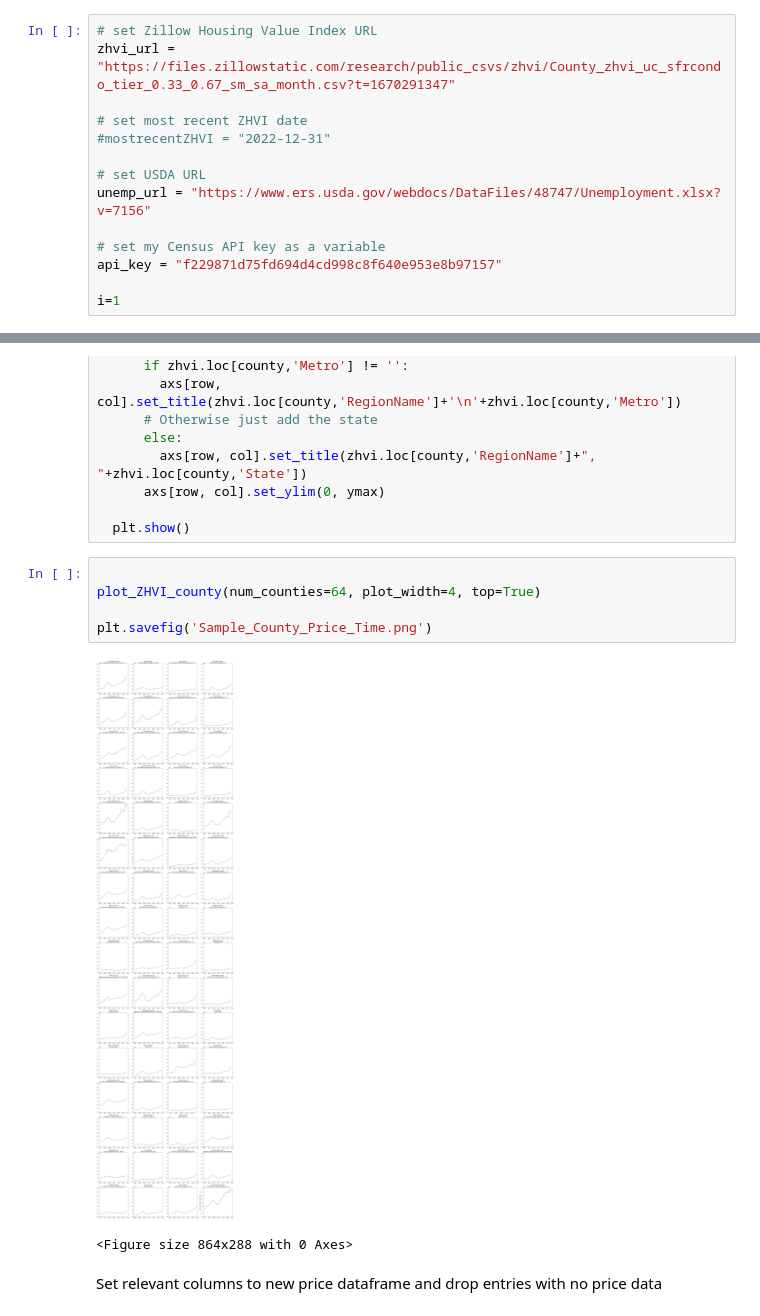
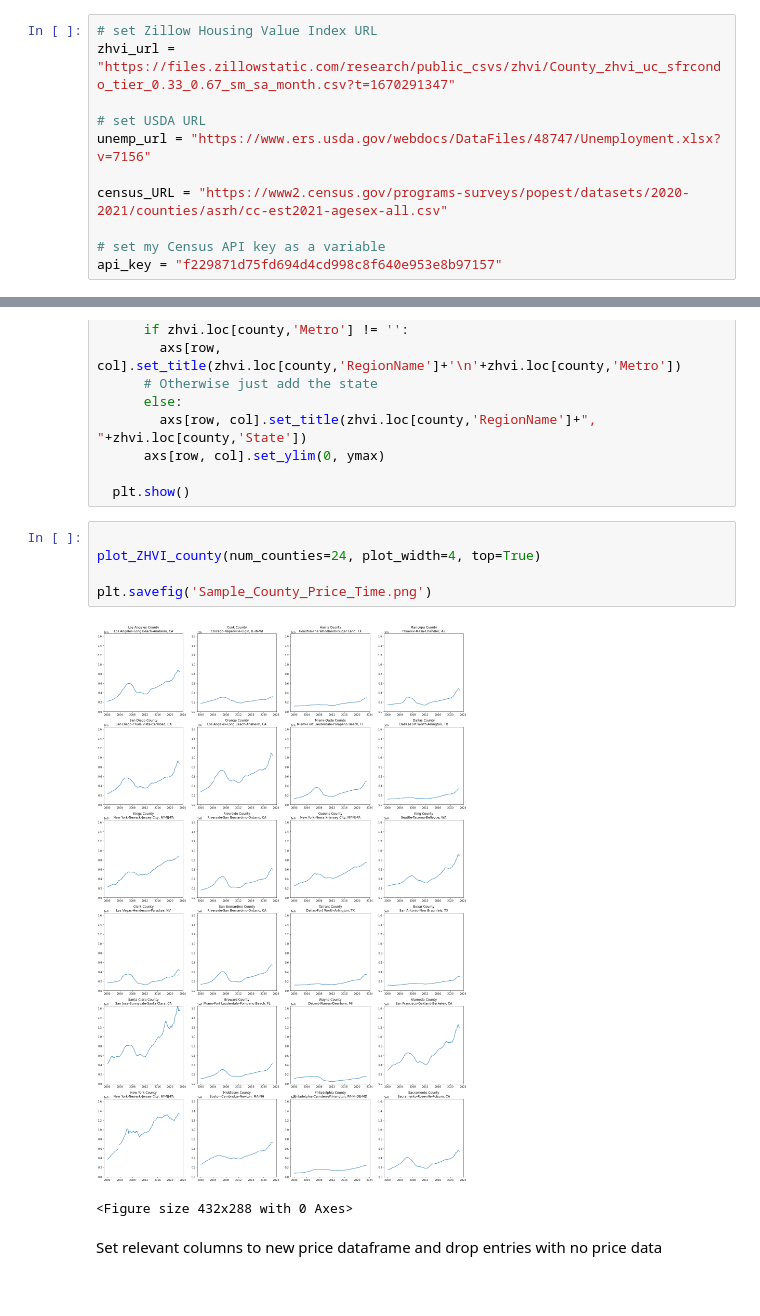
Before and after one commit to seanmannisto/housing, a Jupyter notebook: HousingAffordabilityV2.ipynb, the cells around one changed output, grey strips where cells are left out. Drawn from its saved outputs; the diff is of its cells as text.

```diff
--- a/HousingAffordabilityV2.ipynb
+++ b/HousingAffordabilityV2.ipynb
@@ -52,14 +55,11 @@ Set URLs, API key,
 # set Zillow Housing Value Index URL
 zhvi_url = "https://files.zillowstatic.com/research/public_csvs/zhvi/County_zhvi_uc_sfrcondo_tier_0.33_0.67_sm_sa_month.csv?t=1670291347"
 
-# set most recent ZHVI date
-#mostrecentZHVI = "2022-12-31"
-
 # set USDA URL
 unemp_url = "https://www.ers.usda.gov/webdocs/DataFiles/48747/Unemployment.xlsx?v=7156"
 
+census_URL = "https://www2.census.gov/programs-surveys/popest/datasets/2020-2021/counties/asrh/cc-est2021-agesex-all.csv"
+
 # set my Census API key as a variable
 api_key = "f229871d75fd694d4cd998c8f640e953e8b97157"
-
-i=1
 # %% [markdown]
@@ -151,12 +149,12 @@ def plot_ZHVI_county(num_counties:int, plot_width:int, top=True):
   plt.show()
 # %%
 
-plot_ZHVI_county(num_counties=64, plot_width=4, top=True)
+plot_ZHVI_county(num_counties=24, plot_width=4, top=True)
 
 plt.savefig('Sample_County_Price_Time.png')
 # %% [output]
-[figure, old version]
+[figure, new version]
-<Figure size 864x288 with 0 Axes>
+<Figure size 432x288 with 0 Axes>
 # %% [markdown]
 Set relevant columns to new price dataframe and drop entries with no price data
 # %%
```
Also changed, not shown: parts of 27 cells of this notebook.
